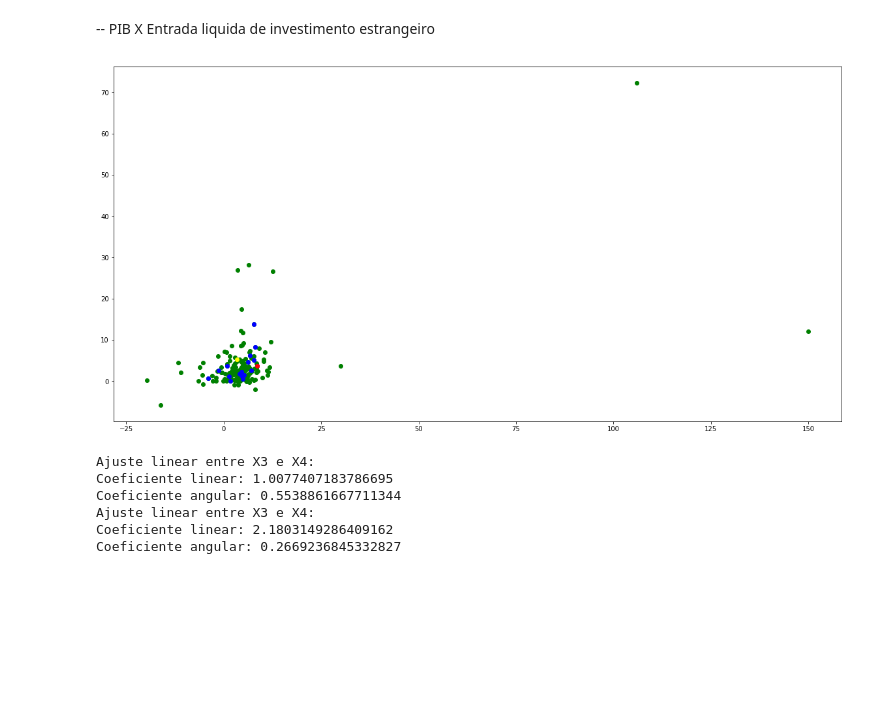
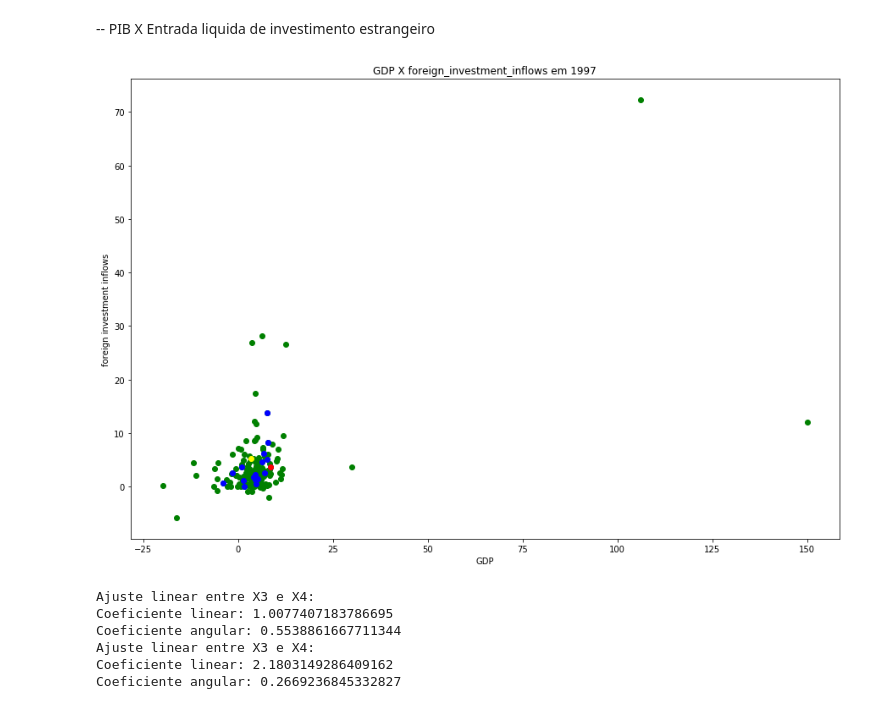
Before and after one commit to giovannacampedelli/Projeto-1-, a Jupyter notebook: Projeto 1 - Versão 3 Giovanna Campedelli.ipynb, the cells around one changed output. Cells and saved outputs as stored; diff of their text form; code cells hidden in the pictures; blank space fills up the shorter version.

```diff
--- a/Projeto 1 - Versão 3 Giovanna Campedelli.ipynb
+++ b/Projeto 1 - Versão 3 Giovanna Campedelli.ipynb
@@ -197,14 +197,17 @@ IN_1997 = IN.loc[:,1997].to_frame()
 # %%
 data = gdp_1997.join(IN_1997, how="inner", lsuffix='_GDP', rsuffix='_foreign_investment_inflows')
 # %%
-plt.figure(figsize=(20,10))
+plt.figure(figsize=(15,10))
 plt.scatter(data.loc[:, '1997_GDP'], data.loc[:, '1997_foreign_investment_inflows'], color="green")
 plt.scatter(data.loc[membros, '1997_GDP'], data.loc[membros, '1997_foreign_investment_inflows'], color="b")
 plt.scatter(data.loc['Peru', '1997_GDP'], data.loc['Peru', '1997_foreign_investment_inflows'], color="r")
 plt.scatter(data.loc['Colombia', '1997_GDP'], data.loc['Colombia', '1997_foreign_investment_inflows'], color="yellow")
+plt.title('GDP X foreign_investment_inflows em 1997')
+plt.xlabel('GDP')
+plt.ylabel('foreign investment inflows')
 plt.show()
 # %% [output]
-[figure, old version]
+[figure, new version]
 # %%
 def reta(dados_x, dados_y, c):
     a = dados_y.cov(dados_x) / dados_x.var()
```
Also changed, not shown: parts of 15 cells of this notebook.
